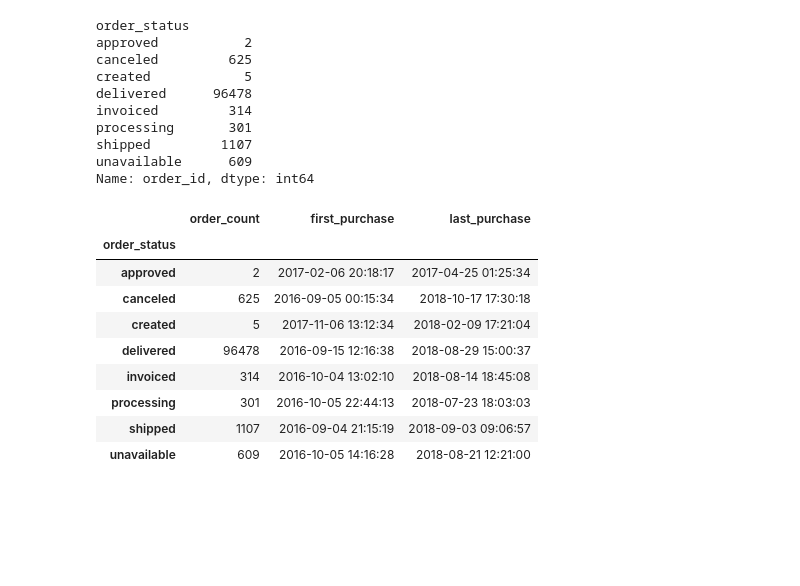
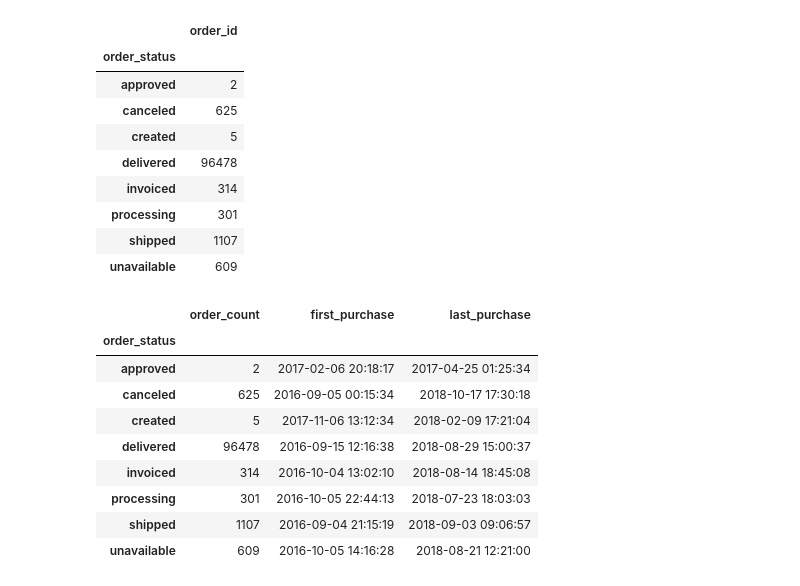
Before and after one commit to Madihaslamnu/Internship_Projects, a Jupyter notebook: Week 1/DAY 1/Task2.ipynb, the cells around one changed output. Cells and saved outputs as stored; diff of their text form; code cells hidden in the pictures; blank space fills up the shorter version.

```diff
--- a/Task2.ipynb
+++ b/Week 1/DAY 1/Task2.ipynb
@@ -11,16 +11,17 @@ df.head()
 | 3 | 949d5b44dbf5de918fe9c16f97b45f8a | f88197465ea7920adcdbec7375364d82 | delivered | 2017-11-18 19:28:06 | 2017-11-18 19:45:59 | 2017-11-22 13:39:59 | ... |
 | 4 | ad21c59c0840e6cb83a9ceb5573f8159 | 8ab97904e6daea8866dbdbc4fb7aad2c | delivered | 2018-02-13 21:18:39 | 2018-02-13 22:20:29 | 2018-02-14 19:46:34 | ... |
 # %%
-df.groupby('order_status')['order_id'].count()
+# tried the old dict way first just to see how ugly the column names get, so I could compare
+df.groupby('order_status').agg({'order_id': 'count'})
 # %% [output]
-order_status
-approved           2
-canceled         625
-created            5
-delivered      96478
-invoiced         314
-processing       301
-shipped         1107
-unavailable      609
-Name: order_id, dtype: int64
+|  | order_id |
+| order_status |  |
+| approved | 2 |
+| canceled | 625 |
+| created | 5 |
+| delivered | 96478 |
+| invoiced | 314 |
+| processing | 301 |
+| shipped | 1107 |
+| unavailable | 609 |
 # %%
```
Also changed, not shown: parts of 11 cells of this notebook, 5 other files.
